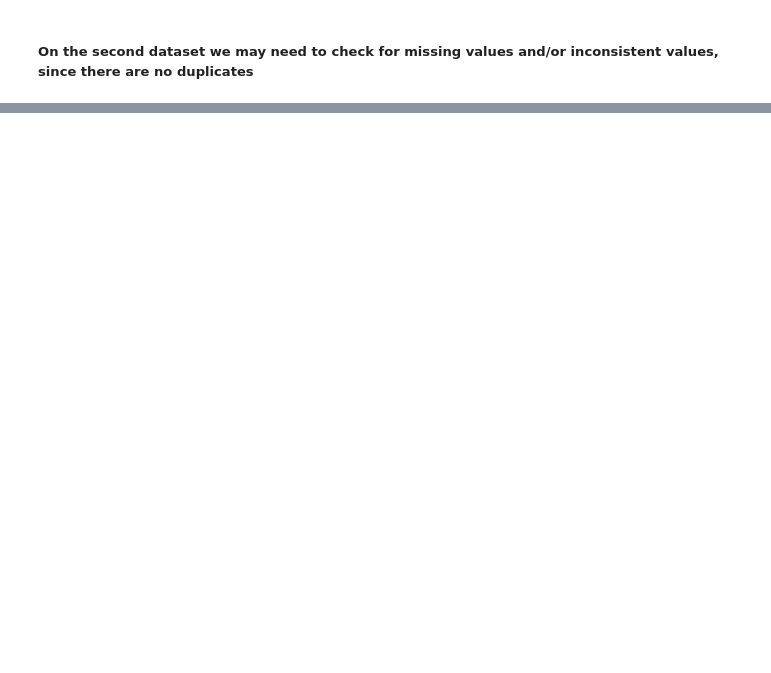
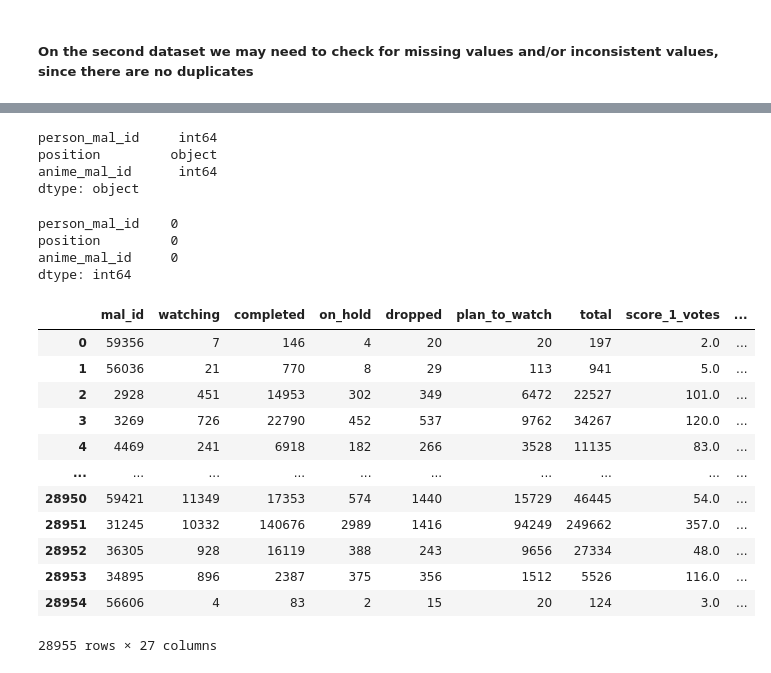
Before and after one commit to denis-budau/HCI-TWEB_2025-26, a Jupyter notebook: solution/HCI_assignment.ipynb, the cells around one changed output, grey strips where cells are left out. Saved outputs shown, nothing was run; the diff lists cells and outputs as text; code cells hidden in the pictures; blank space fills up the shorter version.

```diff
--- a/solution/HCI_assignment.ipynb
+++ b/solution/HCI_assignment.ipynb
@@ -112,0 +341,32 @@ dtype: int64
+# %%
+person_anime_works_df.dtypes
+#the types are correct
+# %% [output]
+person_mal_id     int64
+position         object
+anime_mal_id      int64
+dtype: object
+# %%
+person_anime_works_df.isna().sum()
+#There's no nan value
+# %% [output]
+person_mal_id    0
+position         0
+anime_mal_id     0
+dtype: int64
+# %%
+stats_df
+# %% [output]
+|  | mal_id | watching | completed | on_hold | dropped | plan_to_watch | total | score_1_votes | ... |
+| 0 | 59356 | 7 | 146 | 4 | 20 | 20 | 197 | 2.0 | ... |
+| 1 | 56036 | 21 | 770 | 8 | 29 | 113 | 941 | 5.0 | ... |
+| 2 | 2928 | 451 | 14953 | 302 | 349 | 6472 | 22527 | 101.0 | ... |
+| 3 | 3269 | 726 | 22790 | 452 | 537 | 9762 | 34267 | 120.0 | ... |
+| 4 | 4469 | 241 | 6918 | 182 | 266 | 3528 | 11135 | 83.0 | ... |
+| ... | ... | ... | ... | ... | ... | ... | ... | ... | ... |
+| 28950 | 59421 | 11349 | 17353 | 574 | 1440 | 15729 | 46445 | 54.0 | ... |
+| 28951 | 31245 | 10332 | 140676 | 2989 | 1416 | 94249 | 249662 | 357.0 | ... |
+| 28952 | 36305 | 928 | 16119 | 388 | 243 | 9656 | 27334 | 48.0 | ... |
+| 28953 | 34895 | 896 | 2387 | 375 | 356 | 1512 | 5526 | 116.0 | ... |
+| 28954 | 56606 | 4 | 83 | 2 | 15 | 20 | 124 | 3.0 | ... |
+28955 rows × 27 columns
```
Also changed, not shown: parts of 36 cells of this notebook.
